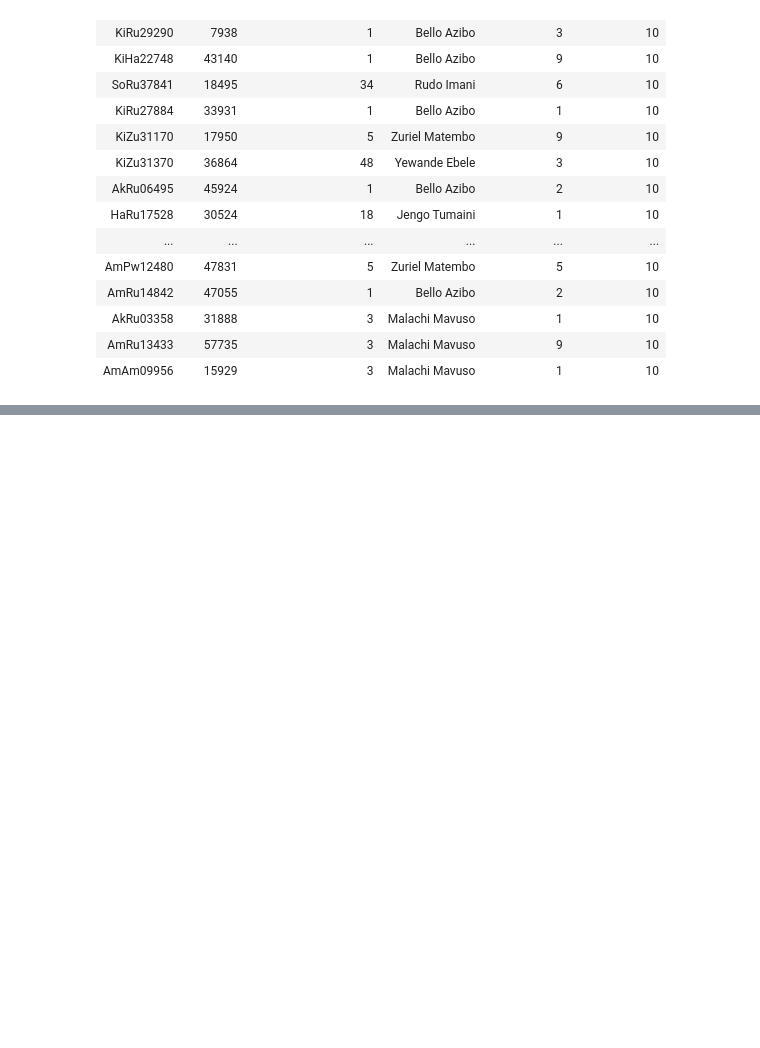
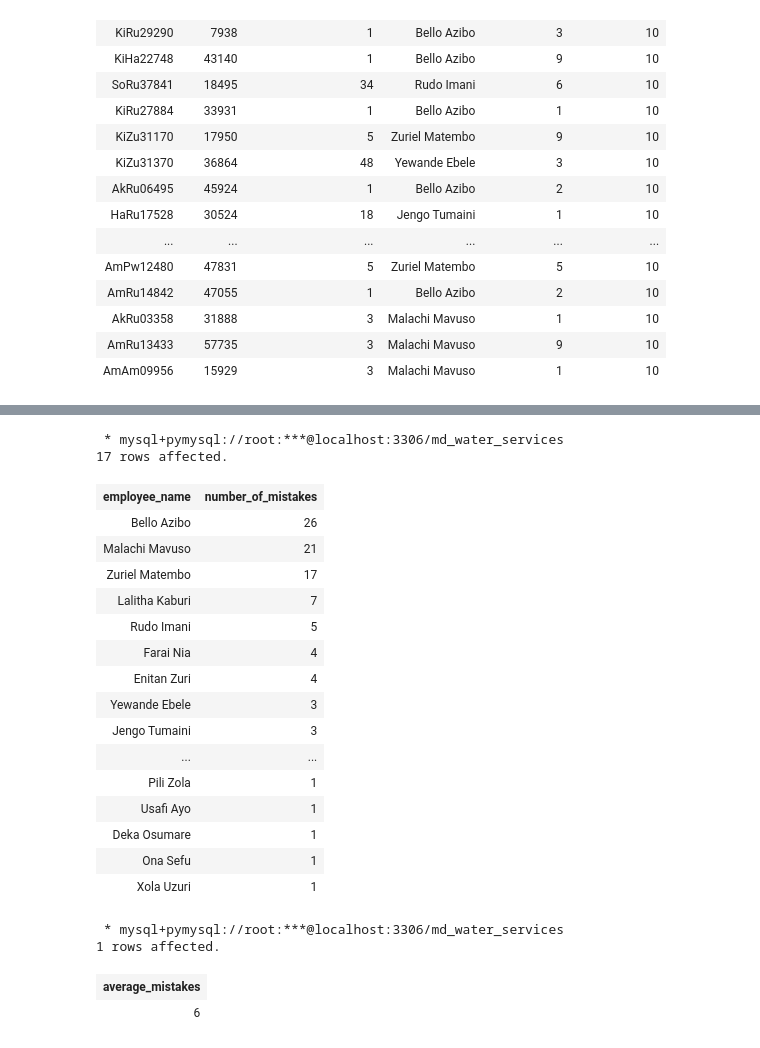
Before and after one commit to Ronald116/ALX_DATA_ANALYTICS, a Jupyter notebook: SQL/Integrated_Project_Pt3/integrated_project_pt3.ipynb, the cells around one changed output, grey strips where cells are left out. Saved outputs shown, nothing was run; the diff lists cells and outputs as text; code cells hidden in the pictures; blank space fills up the shorter version.

```diff
--- a/SQL/Integrated_Project_Pt3/integrated_project_pt3.ipynb
+++ b/SQL/Integrated_Project_Pt3/integrated_project_pt3.ipynb
@@ -400,0 +497,61 @@ SELECT * FROM Incorrect_records;
+# %%
+%%sql
+WITH error_count AS (
+    SELECT employee_name,
+    COUNT(*) AS number_of_mistakes
+FROM
+    Incorrect_records /*
+                            Incorrect_records is a view that joins the audit report to the database
+                            for records where the auditor and
+                            employees scores are different*/
+GROUP BY
+    employee_name
+ORDER BY
+    number_of_mistakes DESC)
+
+SELECT * FROM error_count;
+# %% [output]
+ * mysql+pymysql://root:***@localhost:3306/md_water_services
+17 rows affected.
+| employee_name | number_of_mistakes |
+| Bello Azibo | 26 |
+| Malachi Mavuso | 21 |
+| Zuriel Matembo | 17 |
+| Lalitha Kaburi | 7 |
+| Rudo Imani | 5 |
+| Farai Nia | 4 |
+| Enitan Zuri | 4 |
+| Yewande Ebele | 3 |
+| Jengo Tumaini | 3 |
+| ... | ... |
+| Pili Zola | 1 |
+| Usafi Ayo | 1 |
+| Deka Osumare | 1 |
+| Ona Sefu | 1 |
+| Xola Uzuri | 1 |
+# %%
+%%sql
+-- Now calculate the average of the number_of_mistakes in error_count. You should get a single value.
+WITH error_count AS (
+    SELECT employee_name,
+    COUNT(*) AS number_of_mistakes
+FROM
+    Incorrect_records /*
+                            Incorrect_records is a view that joins the audit report to the database
+                            for records where the auditor and
+                            employees scores are different*/
+GROUP BY
+    employee_name
+ORDER BY
+    number_of_mistakes DESC)
+
+
+SELECT
+    ROUND(AVG(number_of_mistakes)) AS average_mistakes
+FROM
+    error_count;
+# %% [output]
+ * mysql+pymysql://root:***@localhost:3306/md_water_services
+1 rows affected.
+| average_mistakes |
+| 6 |
```
Also changed, not shown: parts of 6 cells of this notebook.
